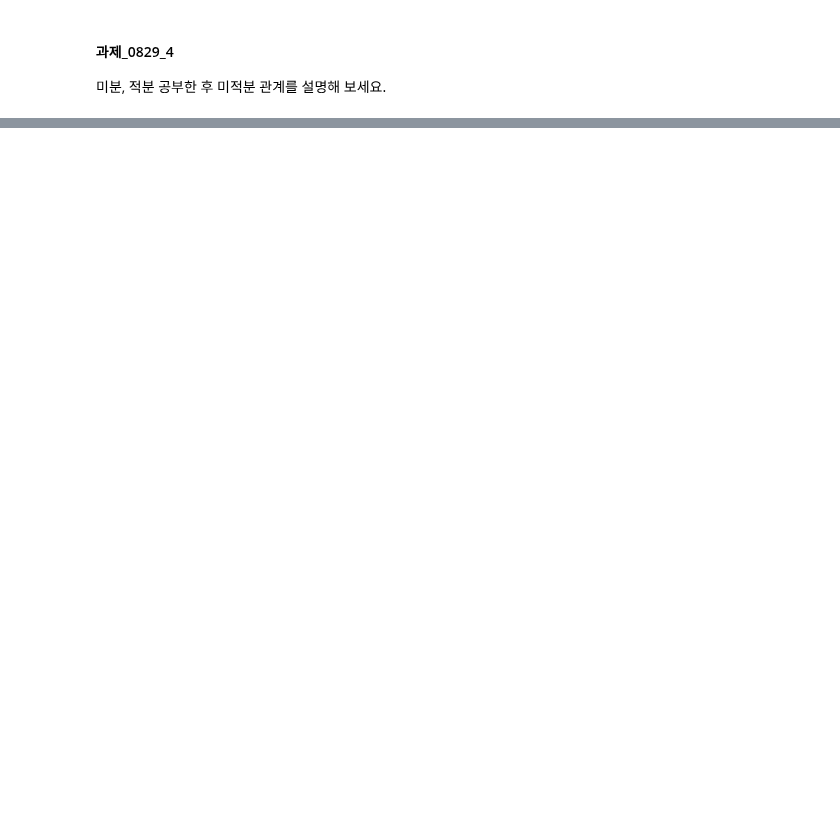
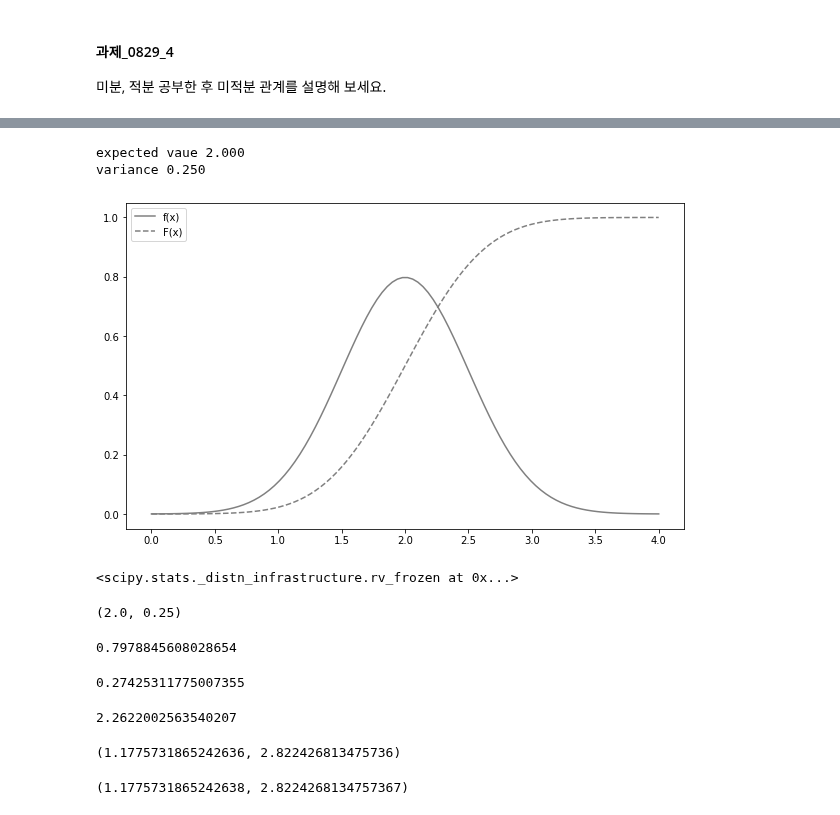
Before and after one commit to bnv20/kdt7, a Jupyter notebook: m3_통계/Stat_2.ipynb, the cells around one changed output, grey strips where cells are left out. Saved outputs shown, nothing was run; the diff lists cells and outputs as text; code cells hidden in the pictures; blank space fills up the shorter version.

```diff
--- a/m3_통계/Stat_2.ipynb
+++ b/m3_통계/Stat_2.ipynb
@@ -75,0 +141,18 @@ p188 ~ 191 예제 풀어보세요
+# %%
+def N(mu, sigma):
+    x_range = [-np.inf,np.inf]
+    def f(x):
+        return 1/np.sqrt(2*np.pi*sigma**2)*np.exp(-(x-mu)**2/(2*sigma**2))
+    return x_range, f
+# %%
+mu, sigma = 2, 0.5
+X = N(mu,sigma)
+# %%
+check_prob(X)
+# %% [output]
+expected vaue 2.000
+variance 0.250
+# %%
+plot_prob(X,0,4)
+# %% [output]
+[figure, added]
@@ -75,0 +162,30 @@ p188 ~ 191 예제 풀어보세요
+# %%
+rv
+# %% [output]
+<scipy.stats._distn_infrastructure.rv_frozen at 0x...>
+# %%
+rv.mean(), rv.var()
+# %% [output]
+(2.0, 0.25)
+# %%
+rv.pdf(2)
+# %% [output]
+0.7978845608028654
+# %%
+rv.cdf(1.7)
+# %% [output]
+0.27425311775007355
+# %%
+# isf : 생존함수의 역함수(inverse survival function), 상위 30% 점
+rv.isf(0.3)
+# %% [output]
+2.2622002563540207
+# %%
+# interval : 확률이 알파가 되는 가운데 부분의 구간을 구할 수 있다.(90% 구간)
+rv.interval(0.9)
+# %% [output]
+(1.1775731865242636, 2.822426813475736)
+# %%
+rv.isf(0.95), rv.isf(0.05)
+# %% [output]
+(1.1775731865242638, 2.8224268134757367)
```
Also changed, not shown: parts of 27 cells of this notebook.
